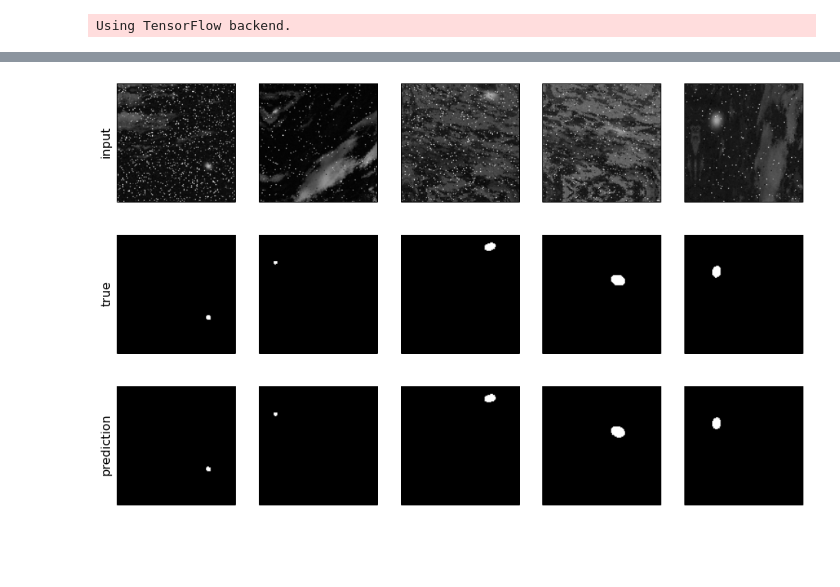
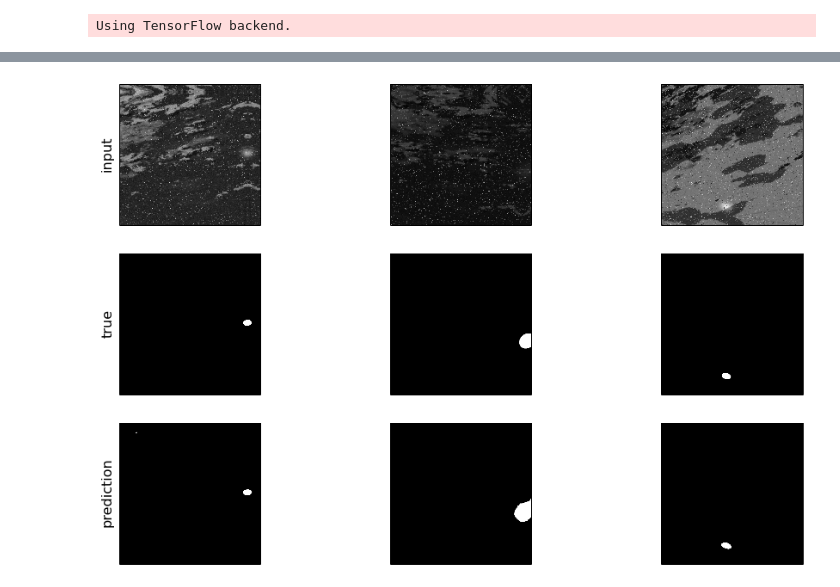
Before and after one commit to Sosnovik/u-rocket, a Jupyter notebook: main.ipynb, the cells around one changed output, grey strips where cells are left out. Saved outputs shown, nothing was run; the diff lists cells and outputs as text; code cells hidden in the pictures; blank space fills up the shorter version.

Commit message:
image's size 512x512

```diff
--- a/main.ipynb
+++ b/main.ipynb
@@ -81,7 +81,7 @@ def double_conv_layer(x, size, dropout, batch_norm):
     return conv
 # %%
 def ZF_UNET_224(dropout_val=0.0, batch_norm=True):
-    inputs = Input((128, 128, 3))
+    inputs = Input((512, 512, 3))
     axis = 3
     filters = 16
 
@@ -236,20 +236,23 @@ def batch_generator(batch_size):
         image_list = preprocess_batch(image_list)
         mask_list = np.array(mask_list, dtype=np.float32)
         yield image_list, mask_list
+# %%
+model = ZF_UNET_224()
+model.load_weights('zf_unet_224.h5')
 # %%
-out_model_path = 'zf_unet_224.h5'
-batch_size=64
-model = ZF_UNET_224()
-model.compile(Adam(), loss=dice_coef_loss, metrics=[dice_coef])
+#out_model_path = 'zf_unet_224.h5'
+#batch_size=64
+#model = ZF_UNET_224()
+#model.compile(Adam(), loss=dice_coef_loss, metrics=[dice_coef])
+#
+#print('Start training...')
+#history = model.fit_generator(
+#    generator=batch_generator(batch_size),
+#     epochs=500,
+#     steps_per_epoch=10,
+#     validation_data=batch_generator(batch_size),
+#     validation_steps=10,
+#     verbose=1)
 
-print('Start training...')
-history = model.fit_generator(
-     generator=batch_generator(batch_size),
-     epochs=500,
-     steps_per_epoch=10,
-     validation_data=batch_generator(batch_size),
-     validation_steps=10,
-     verbose=1)
-
-model.save_weights(out_model_path)
-pd.DataFrame(history.history).to_csv('zf_unet_224_train.csv', index=False)
+#model.save_weights(out_model_path)
+#pd.DataFrame(history.history).to_csv('zf_unet_224_train.csv', index=False)
@@ -274,32 +259,32 @@ Epoch 500/500
 # %%
-x_batch, y_batch = batch_generator(5).next()
+x_batch, y_batch = batch_generator(3).next()
 
 y_pred = model.predict(x_batch)
 
-f, axes = plt.subplots(3, 5, figsize=(16, 10))
+f, axes = plt.subplots(3, 3, figsize=(16, 10))
 
 axes[0, 0].set_ylabel('input', fontsize=16)
-for i in range(5):
+for i in range(3):
     ax = axes[0, i]
     ax.imshow(x_batch[i][:, :, 0], cmap='gray')
     ax.set_xticks([])
     ax.set_yticks([])
 
 axes[1, 0].set_ylabel('true', fontsize=16)
-for i in range(5):
+for i in range(3):
     ax = axes[1, i]
     ax.imshow(y_batch[i][:, :, 0], cmap='gray')
     ax.set_xticks([])
     ax.set_yticks([])
 
 axes[2, 0].set_ylabel('prediction', fontsize=16)
-for i in range(5):
+for i in range(3):
     ax = axes[2, i]
     ax.imshow(y_pred[i][:, :, 0], cmap='gray')
     ax.set_xticks([])
     ax.set_yticks([])
 # %% [output]
-[figure, old version]
+[figure, new version]
 # %%
 !nvidia-smi
 # %% [output]
```
Also changed, not shown: parts of 6 cells of this notebook.
